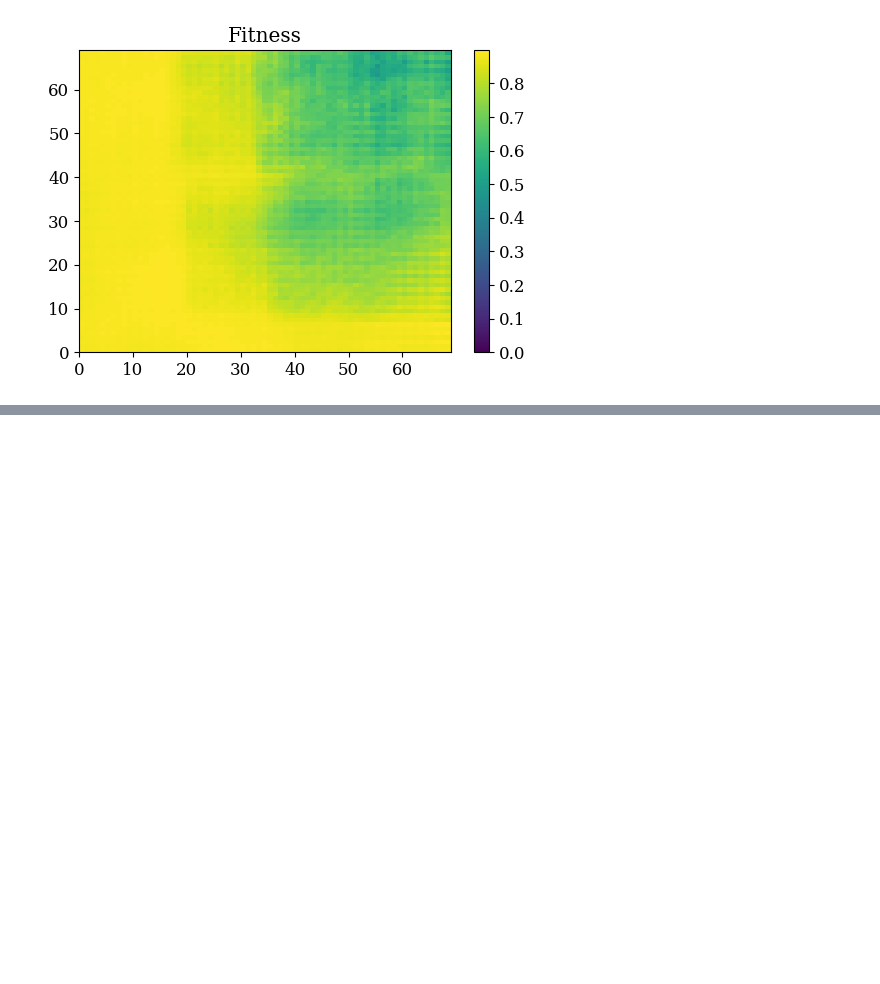
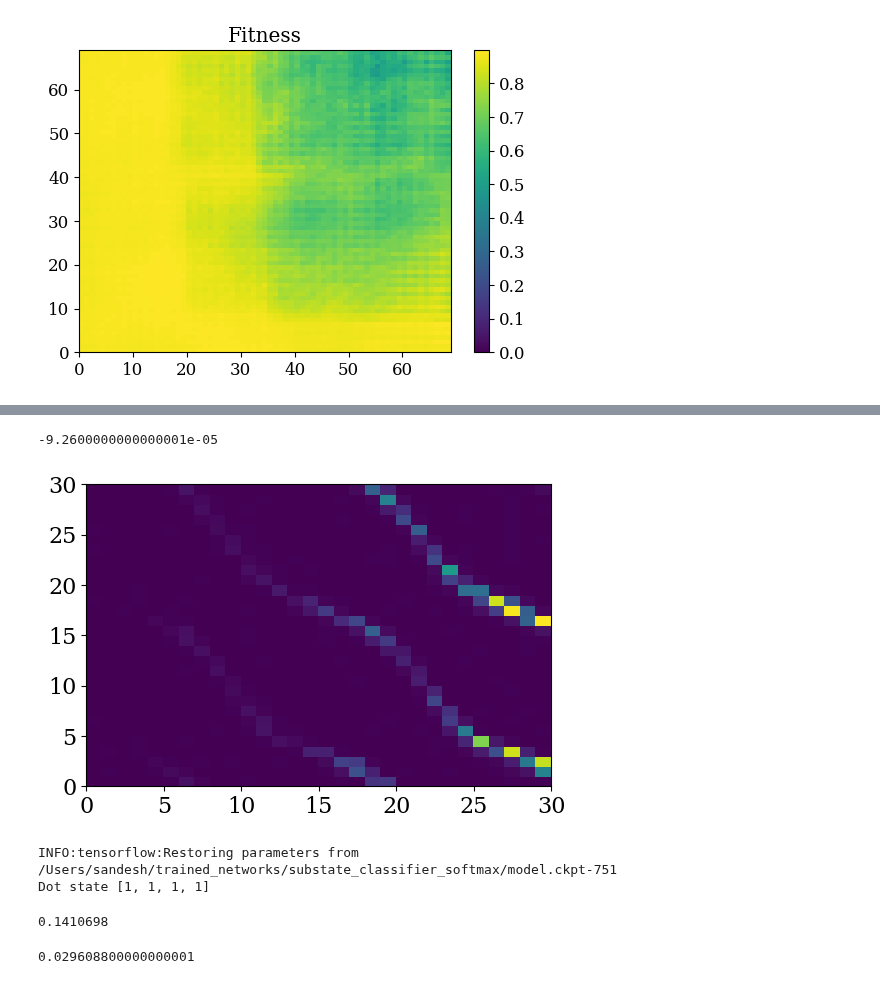
Before and after one commit to Quantumgame/quantum-ml, a Jupyter notebook: Machine Learning/Classification of Experimental Data.ipynb, the cells around one changed output, grey strips where cells are left out. Cells and saved outputs as stored; diff of their text form; code cells hidden in the pictures; blank space fills up the shorter version.

```diff
--- a/Machine Learning/Classification of Experimental Data.ipynb
+++ b/Machine Learning/Classification of Experimental Data.ipynb
@@ -374,0 +390,27 @@ plt.title("Fitness")
+# %%
+plt.pcolor(x_test_data[2])
+np.max(x_test_data[2])
+np.min(x_test_data[2])
+# %% [output]
+-9.2600000000000001e-05
+[figure, added]
+# %%
+test_input_fn = tf.estimator.inputs.numpy_input_fn(
+      x={"x" : 0*x_test_data_new[:]},
+      y=None,
+      num_epochs=1,
+      shuffle=False)
+
+predictions = list(substate_classifier.predict(input_fn=test_input_fn))
+print("Dot state",[x['states']-1 for x in predictions])
+# %% [output]
+INFO:tensorflow:Restoring parameters from /Users/sandesh/trained_networks/substate_classifier_softmax/model.ckpt-751
+Dot state [1, 1, 1, 1]
+# %%
+np.max(x_test_data_new[1])
+# %% [output]
+0.1410698
+# %%
+np.max(x_test_data[1])
+# %% [output]
+0.029608800000000001
```
Also changed, not shown: parts of 7 cells of this notebook.
